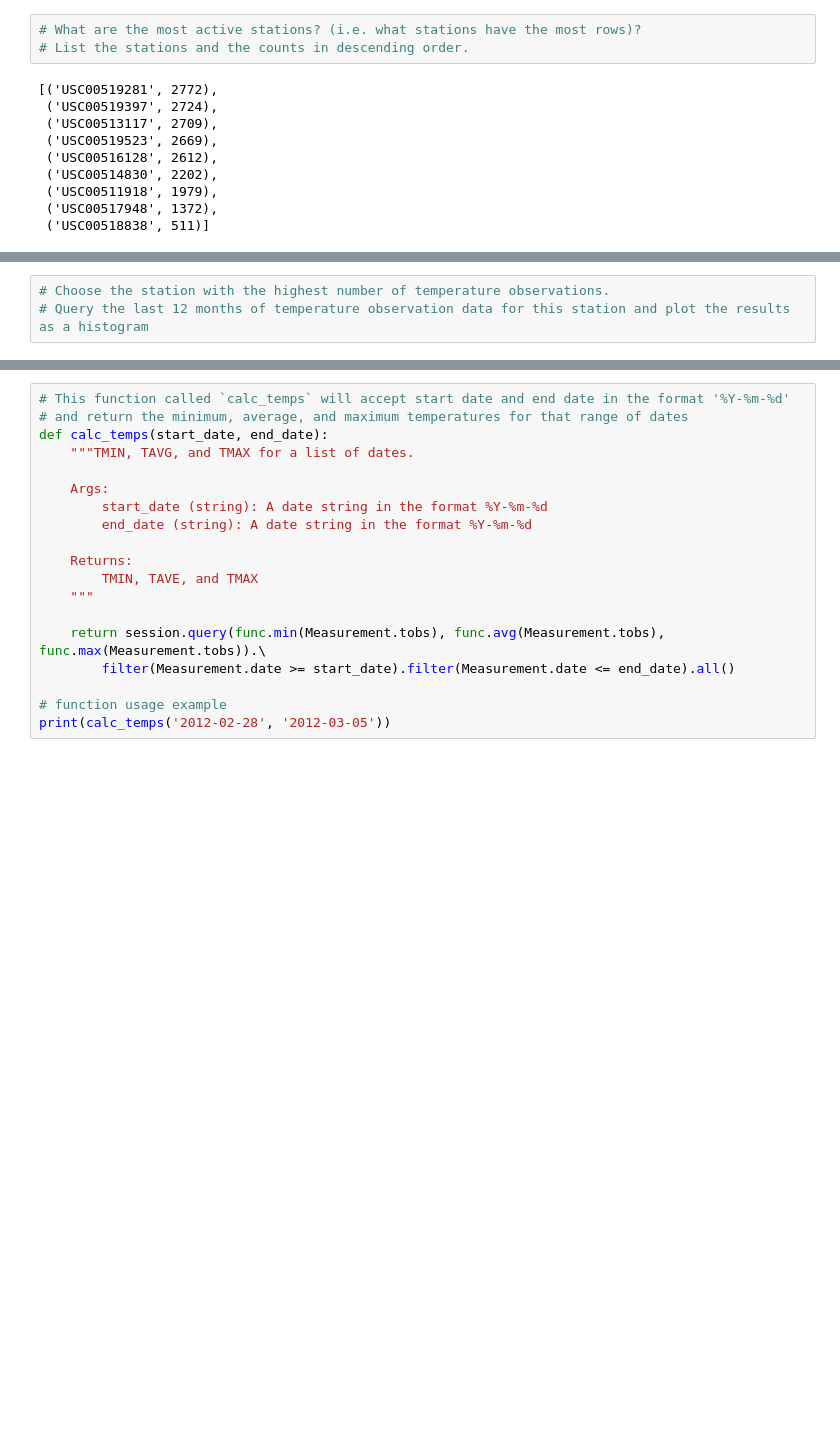
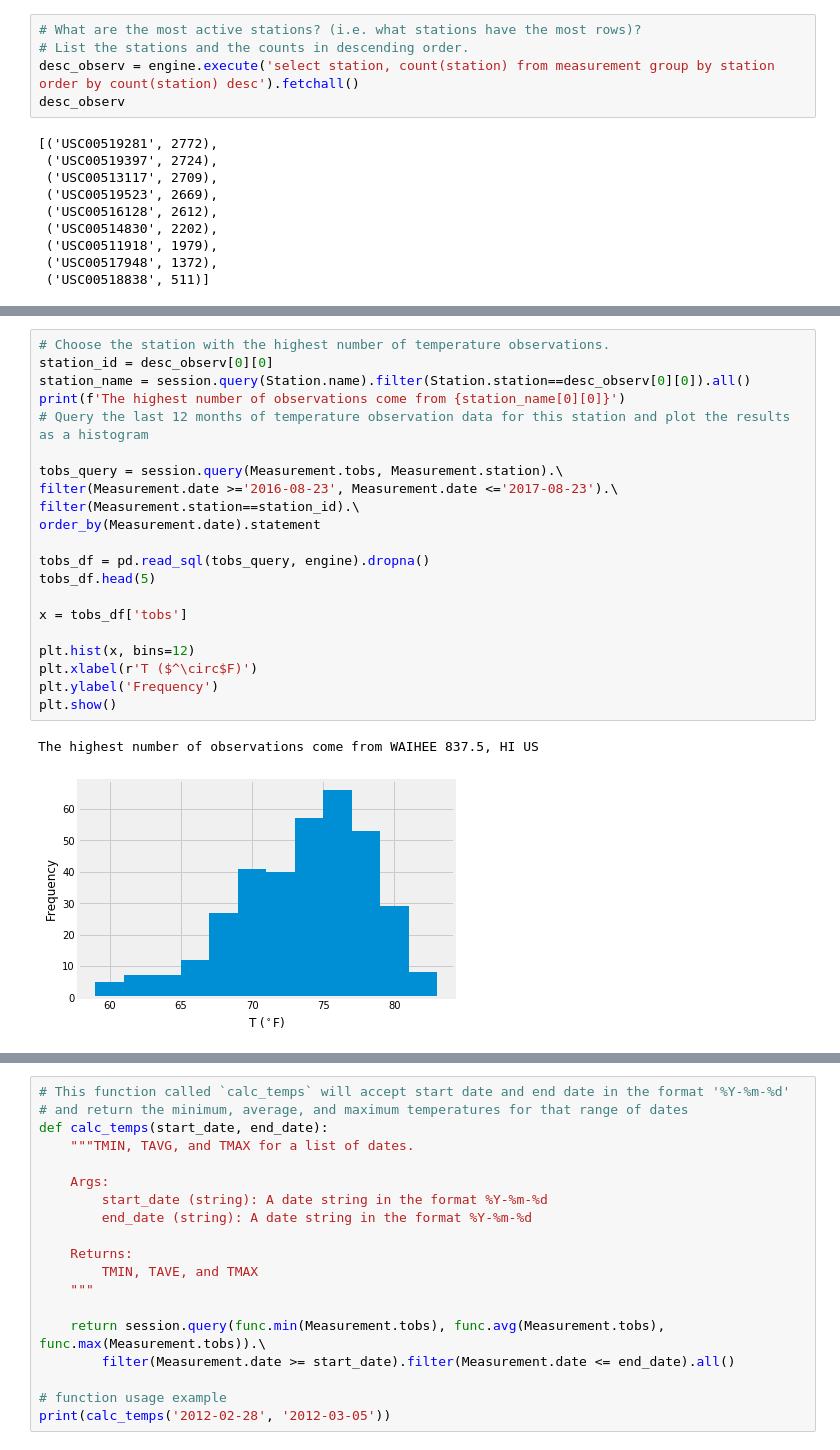
Before and after one commit to lwiggins32605/SQLAlchemyHomework, a Jupyter notebook: Wiggins_climate_starter.ipynb, the cells around one changed output, grey strips where cells are left out. Cells and saved outputs as stored; diff of their text form; blank space fills up the shorter version.

```diff
--- a/Wiggins_climate_starter.ipynb
+++ b/Wiggins_climate_starter.ipynb
@@ -91,6 +118,8 @@ Defaulting to column, but this will raise an ambiguity error in a future version
 # %%
 # What are the most active stations? (i.e. what stations have the most rows)?
 # List the stations and the counts in descending order.
+desc_observ = engine.execute('select station, count(station) from measurement group by station order by count(station) desc').fetchall()
+desc_observ
 # %% [output]
 [('USC00519281', 2772),
  ('USC00519397', 2724),
@@ -109,6 +133,27 @@ Defaulting to column, but this will raise an ambiguity error in a future version
-# %%
-# Choose the station with the highest number of temperature observations.
-# Query the last 12 months of temperature observation data for this station and plot the results as a histogram
+# %%
+# Choose the station with the highest number of temperature observations.
+station_id = desc_observ[0][0]
+station_name = session.query(Station.name).filter(Station.station==desc_observ[0][0]).all()
+print(f'The highest number of observations come from {station_name[0][0]}')
+# Query the last 12 months of temperature observation data for this station and plot the results as a histogram
+
+tobs_query = session.query(Measurement.tobs, Measurement.station).\
+filter(Measurement.date >='2016-08-23', Measurement.date <='2017-08-23').\
+filter(Measurement.station==station_id).\
+order_by(Measurement.date).statement
+
+tobs_df = pd.read_sql(tobs_query, engine).dropna()
+tobs_df.head(5)
+
+x = tobs_df['tobs']
+
+plt.hist(x, bins=12)
+plt.xlabel(r'T ($^\circ$F)')
+plt.ylabel('Frequency')
+plt.show()
+# %% [output]
+The highest number of observations come from WAIHEE 837.5, HI US
+[figure, added]
 # %% [markdown]
 ![precipitation](Images/station-histogram.png)
 # %%
```
Also changed, not shown: parts of 6 cells of this notebook.
